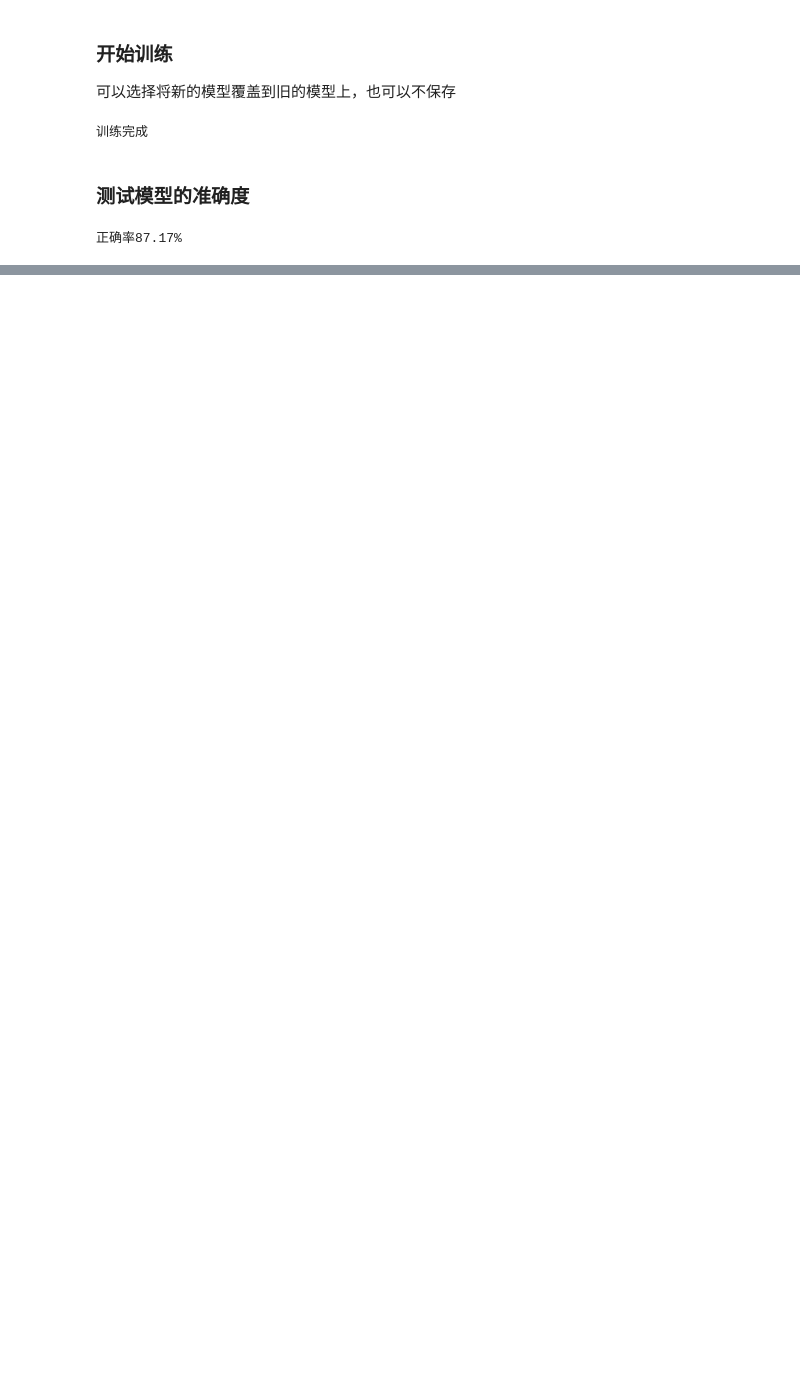
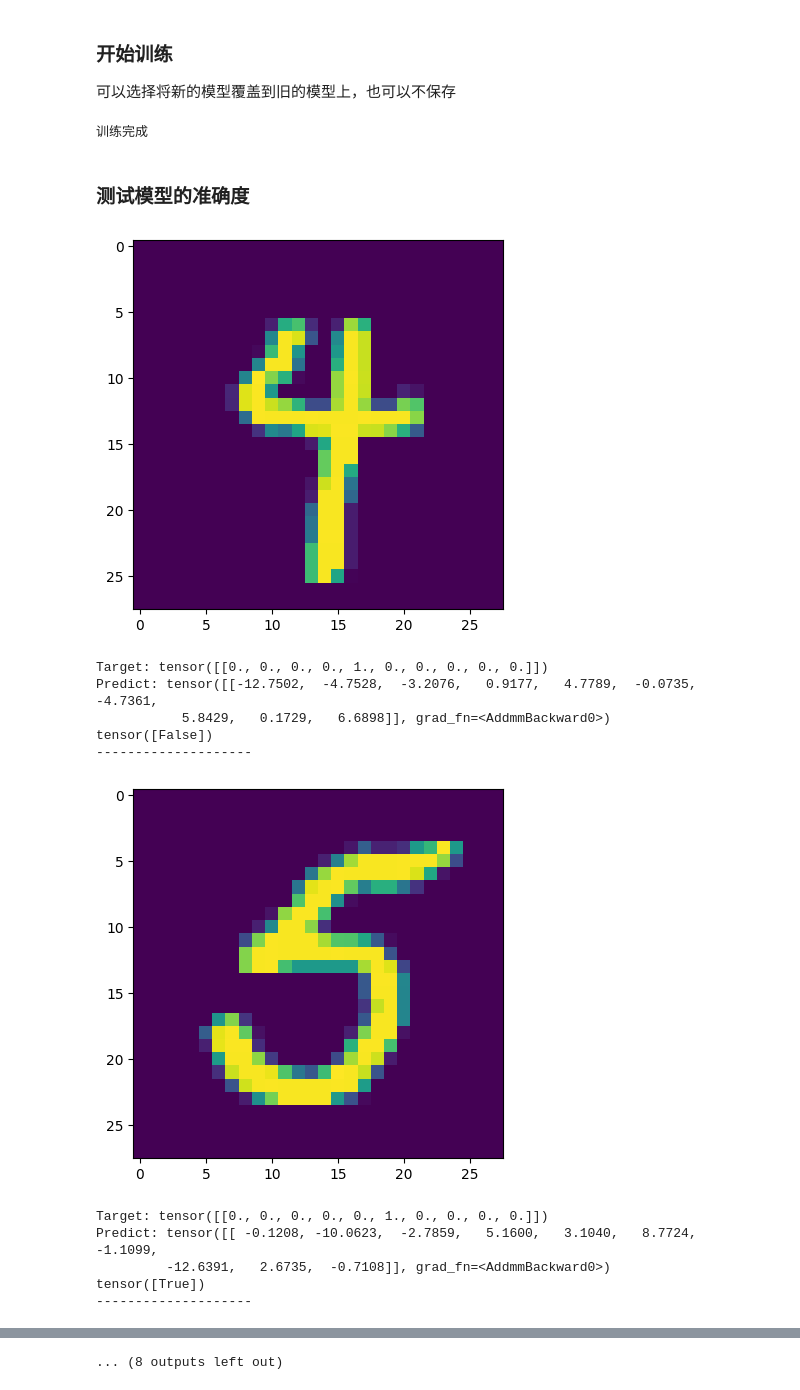
Before and after one commit to Misaka-17365/ai-course, a Jupyter notebook: src/week3/mnistWithNN.ipynb, the cells around one changed output, grey strips where cells are left out. Cells and saved outputs as stored; diff of their text form; code cells hidden in the pictures; blank space fills up the shorter version.

```diff
--- a/src/week3/mnistWithNN.ipynb
+++ b/src/week3/mnistWithNN.ipynb
@@ -106,7 +108,7 @@ optimisor = SGD(model.parameters(), lr=0.001, weight_decay=0.0001)
 加快加载速度
 # %%
 
-trainSetPath = Path("./train.pickle")
+trainSetPath = Path("./trainDataset.pickle")
 
 if trainSetPath.exists():
     with open(trainSetPath, "rb") as f:
@@ -125,7 +127,7 @@ trainDataLoader = DataLoader(trainSet, 20, True)
 如果删除文件则重新训练
 # %%
 
-modelFile = Path("./model.pickle")
+modelFile = Path("./modelWithNN.pickle")
 
 if modelFile.exists():
     with open(modelFile, "rb") as f:
@@ -162,14 +164,36 @@ print("训练完成")
 ### 测试模型的准确度
 # %%
 testSet = readDataset("t10k")
-testDataLoader = DataLoader(testSet, batch_size=100)
+testDataLoader = DataLoader(testSet, batch_size=1, shuffle=True)
+
+showCount = 0
 
 correctorchount = 0
 for data in testDataLoader:
     output: torch.Tensor = model(data[0])
     correction: torch.Tensor = output.argmax(1) == data[1].argmax(1)
     correctorchount += int(correction.sum(dtype=torch.int32))
+    if showCount < 10:
+        showCount += 1
+        plt.imshow(data[0].reshape((28,28)))
+        plt.show()
+        print(f'Target: {data[1]}')
+        print(f'Predict: {output}')
+        print(correction)
+        print('-'*20)
 
-print(f"正确率{correctorchount/100}%")
+
+print(f"正确率{correctorchount/600}%")
 # %% [output]
+[figure, added]
-正确率87.17%
+Target: tensor([[0., 0., 0., 0., 1., 0., 0., 0., 0., 0.]])
+Predict: tensor([[-12.7502,  -4.7528,  -3.2076,   0.9177,   4.7789,  -0.0735,  -4.7361,
+           5.8429,   0.1729,   6.6898]], grad_fn=<AddmmBackward0>)
+tensor([False])
+--------------------
+[figure, added]
+Target: tensor([[0., 0., 0., 0., 0., 1., 0., 0., 0., 0.]])
+Predict: tensor([[ -0.1208, -10.0623,  -2.7859,   5.1600,   3.1040,   8.7724,  -1.1099,
+         -12.6391,   2.6735,  -0.7108]], grad_fn=<AddmmBackward0>)
+tensor([True])
+--------------------
@@ -175,0 +224 @@ print(f"正确率{correctorchount/100}%")
+... (8 outputs left out)
```
Also changed, not shown: parts of 3 cells of this notebook.
